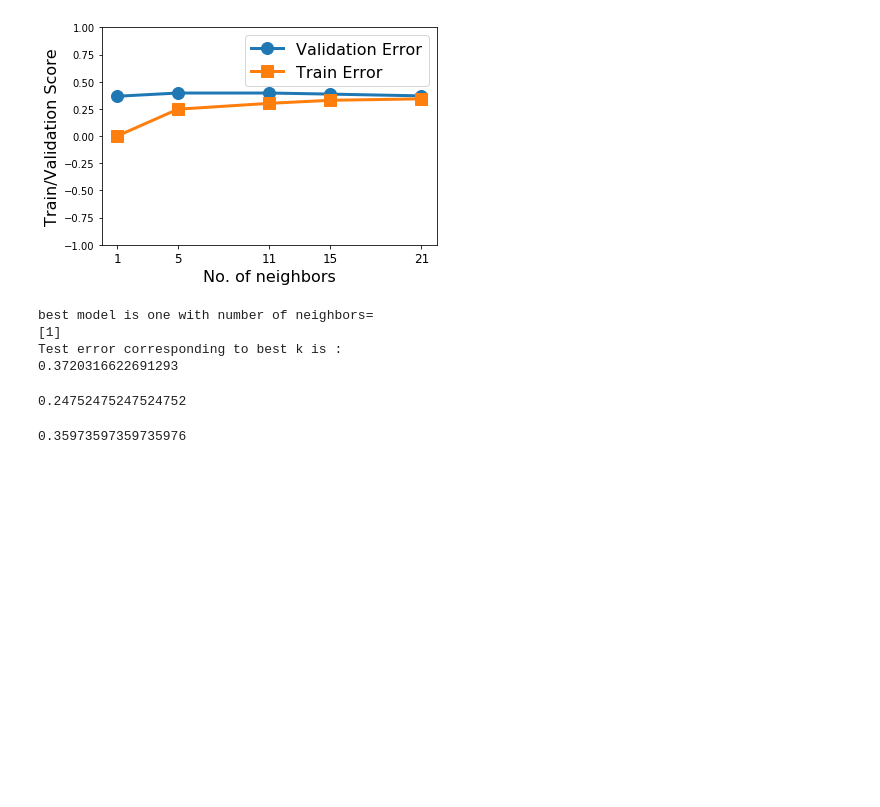
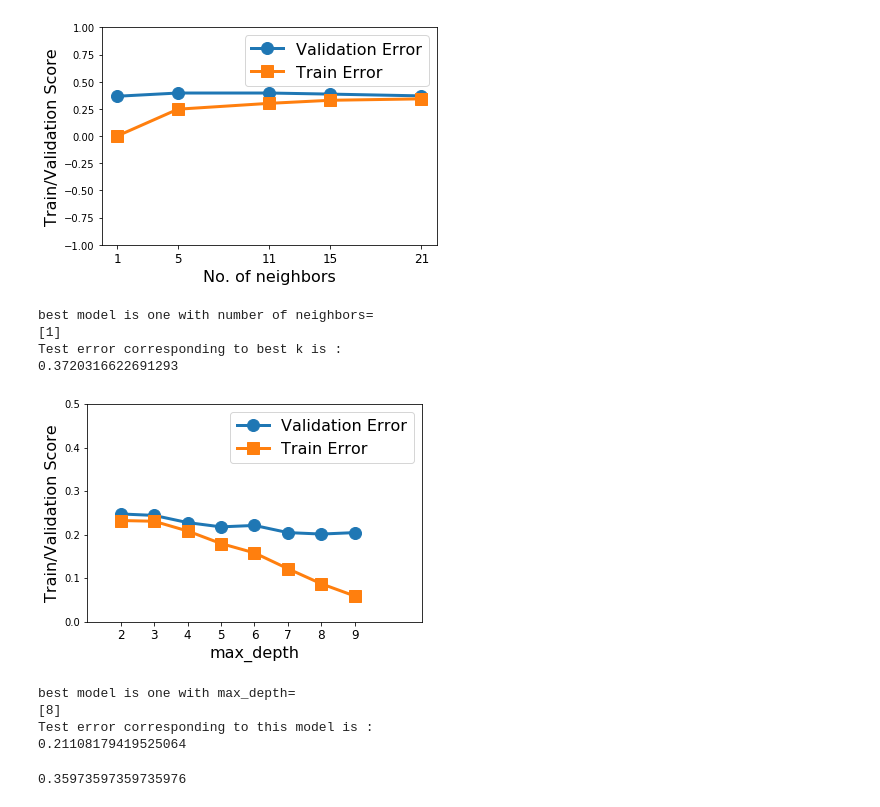
Before and after one commit to pruthvipatel/midterm_project_CS6301.010, a Jupyter notebook: mid_term_project/mid_term_project.ipynb, the cells around one changed output. Cells and saved outputs as stored; diff of their text form; code cells hidden in the pictures; blank space fills up the shorter version.

Commit message:
random forest modified

```diff
--- a/mid_term_project/mid_term_project.ipynb
+++ b/mid_term_project/mid_term_project.ipynb
@@ -176,14 +180,44 @@ Test error corresponding to best k is :
 # %%
 #random forest
 from sklearn.ensemble import RandomForestClassifier
-# %%
-clf = RandomForestClassifier(n_estimators=100, max_depth=2,random_state=0)
-rfmodel=clf.fit(X_trn,y_trn)
-rfTrnErr=1-clf.score(X_trn,y_trn)
-rfValErr=1-clf.score(X_val,y_val)
-print (rfValErr)
-# %% [output]
-0.24752475247524752
+# %%
+d_range = np.arange(2, 10, 1)
+
+rfModels=dict()
+rfValErr=dict()
+rfTrnErr=dict()
+
+
+for d in d_range:
+    clf = RandomForestClassifier(n_estimators=100, max_depth=d,random_state=0)
+    rfModels[d]=clf.fit(X_trn,y_trn)
+    rfTrnErr[d]=1-clf.score(X_trn,y_trn)
+    rfValErr[d]=1-clf.score(X_val,y_val)
+
+plt.figure()
+plt.plot(rfValErr.keys(), rfValErr.values(), marker='o', linewidth=3, markersize=12)
+plt.plot(rfTrnErr.keys(), rfTrnErr.values(), marker='s', linewidth=3, markersize=12)
+plt.xlabel('max_depth', fontsize=16)
+plt.ylabel('Train/Validation Score', fontsize=16)
+plt.xticks(list(rfValErr.keys()), fontsize=12)
+plt.legend(['Validation Error', 'Train Error'], fontsize=16)
+plt.axis([1, 11, 0, 0.5])
+
+plt.show()
+
+temp=min(rfValErr.values())
+best_d=[param for param,score in rfValErr.items() if score==temp]
+print ('best model is one with max_depth=')
+print (best_d)
+
+print ('Test error corresponding to this model is :')
+print (1-rfModels[best_d[0]].score(X_tst,y_tst))
+# %% [output]
+[figure, added]
+best model is one with max_depth=
+[8]
+Test error corresponding to this model is :
+0.21108179419525064
 # %%
 #naive bayes
 from sklearn.naive_bayes import GaussianNB
```
Also changed, not shown: parts of 2 cells of this notebook.
